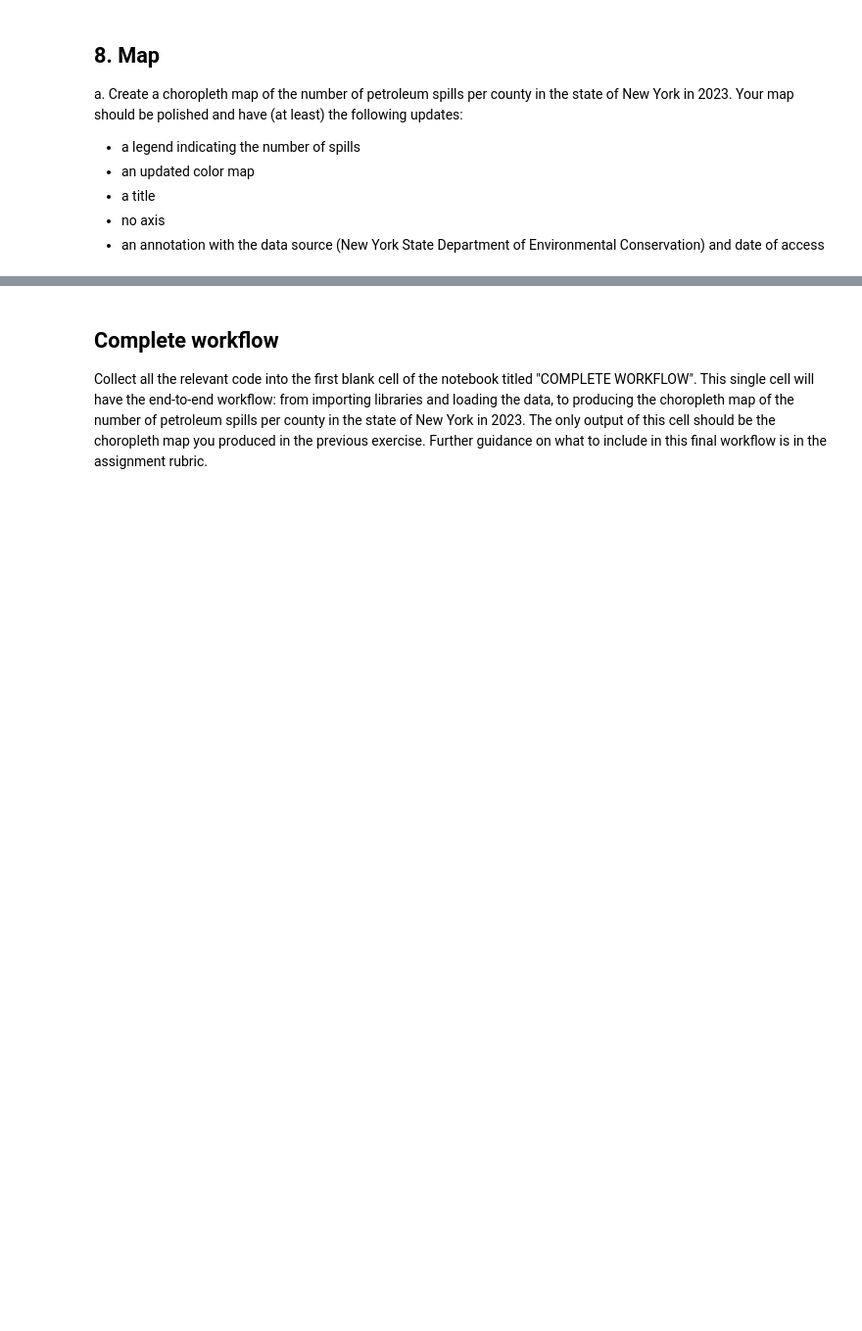
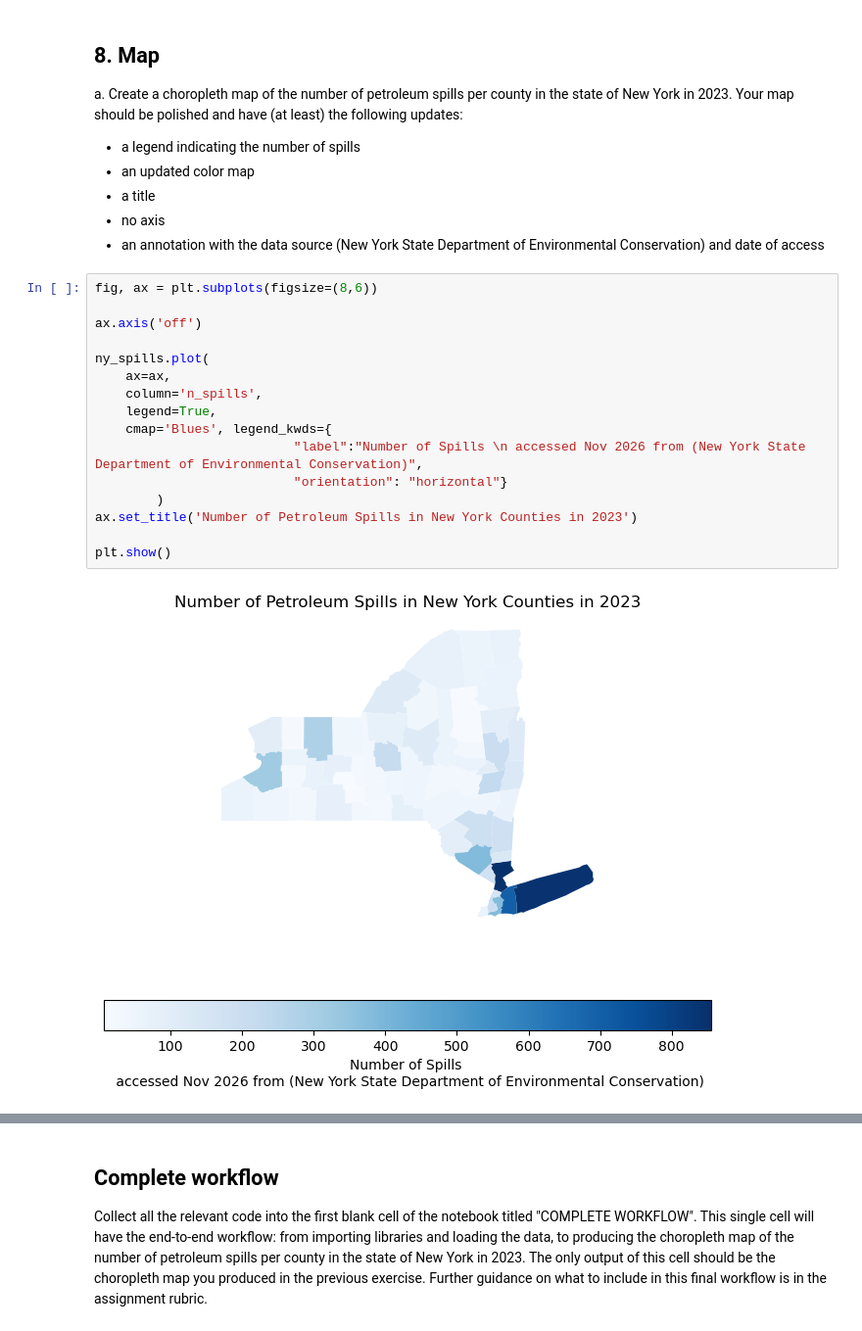
Before and after one commit to natashaclemencon/eds220-hwk3, a Jupyter notebook: hwk3-task2-spills.ipynb, the cells around one changed output, grey strips where cells are left out. Shown at 98% size. Saved outputs shown, nothing was run; the diff lists cells and outputs as text; blank space fills up the shorter version.

```diff
--- a/hwk3-task2-spills.ipynb
+++ b/hwk3-task2-spills.ipynb
@@ -658,4 +721,22 @@ Your map should be polished and have (at least) the following updates:
 - a title
 - no axis
 - an annotation with the data source (New York State Department of Environmental Conservation) and date of access
+# %%
+fig, ax = plt.subplots(figsize=(8,6))
+
+ax.axis('off')
+
+ny_spills.plot(
+    ax=ax,
+    column='n_spills',
+    legend=True,
+    cmap='Blues', legend_kwds={
+                          "label":"Number of Spills \n accessed Nov 2026 from (New York State Department of Environmental Conservation)",
+                          "orientation": "horizontal"}
+        )
+ax.set_title('Number of Petroleum Spills in New York Counties in 2023')
+
+plt.show()
+# %% [output]
+[figure, added]
 # %% [markdown]
```
Also changed, not shown: parts of 8 cells of this notebook.
